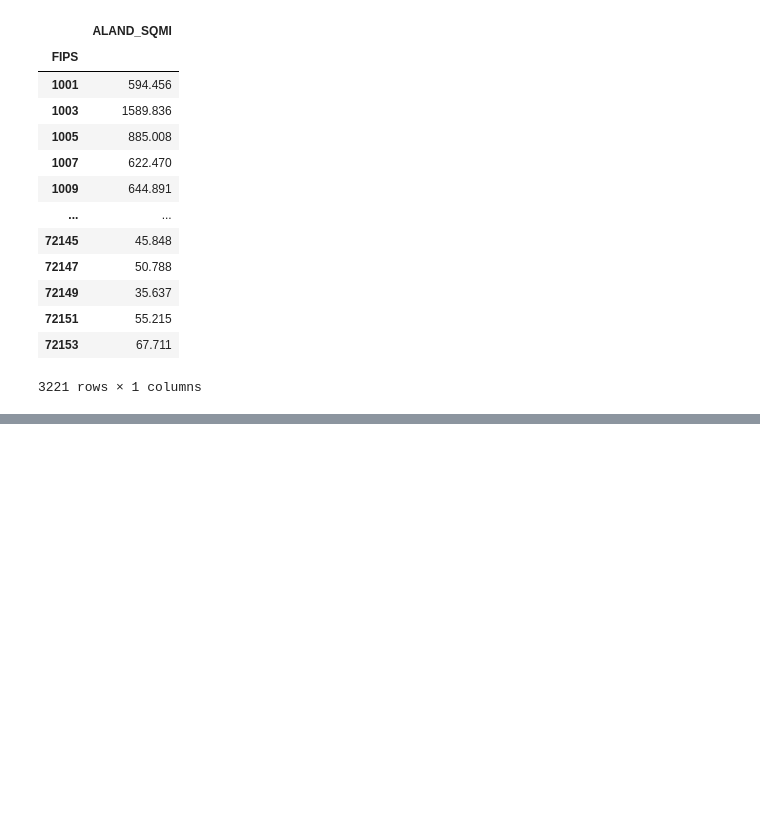
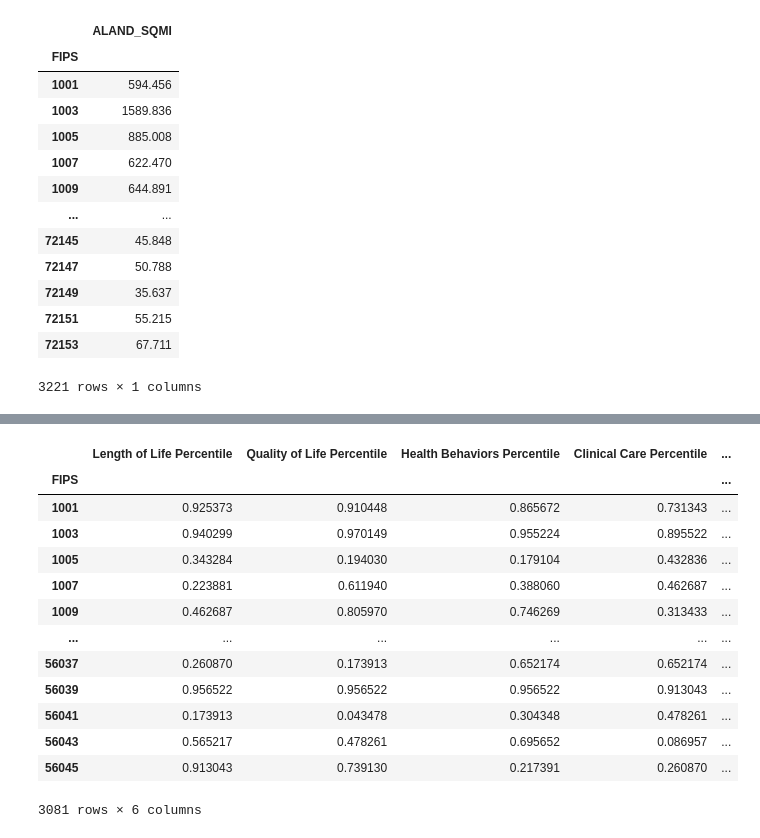
Before and after one commit to csdurfee/COVID_fatality_rates, a Jupyter notebook: exploration.ipynb, the cells around one changed output, grey strips where cells are left out. Drawn from its saved outputs; the diff is of its cells as text; code cells hidden in the pictures; blank space fills up the shorter version.

Commit message:
subfactors done, but not checked yet

```diff
--- a/exploration.ipynb
+++ b/exploration.ipynb
@@ -443,11 +456,11 @@ X_train, X_test, Y_train, Y_test = train_test_split(X, Y,
 
 #model = smf.ols(formula='DEATH_RATE ~ MEDIAN_FAMILY + HEALTH_FACTORS_RANK', data=X_train).fit()
 
-factors = ['HEALTH_FACTORS_RANK', 'UNVAX_PERCENT', 'DENSITY']
+factors = ['HEALTH_OUTCOMES_PERCENTILE', 'HEALTH_FACTORS_PERCENTILE', 'UNVAX_PERCENT', 'DENSITY']
 
 best = ['', 0]
 for f in factors:
-        f_str = f'DEATH_RATE ~ MEDIAN_FAMILY + HEALTH_OUTCOMES_RANK + {f}'
+        f_str = f'DEATH_RATE ~ MEDIAN_FAMILY + UNVAX_PERCENT + {f}'
         this_model = smf.ols(formula=f_str, data=X_train).fit()
         if this_model.rsquared > best[1]:
                 best = [f, this_model.rsquared]
@@ -481,0 +476,63 @@ Name: DEATH_RATE, dtype: float64
+# %%
+## OK, let's get the actual subfactors for counties
+
+
+
+headings = ['Length of Life', 'Quality of Life', 'Health Behaviors',
+            'Clinical Care', 'Social & Economic Factors', 'Physical Environment']
+
+change_dict = {}
+
+col_types  = {'# of Ranked Counties': float}
+
+for (count, h) in enumerate(headings):
+    if count == 0:
+        rank_name = "Rank"
+    else:
+        rank_name = f"Rank.{count}"
+
+    col_name_on = f'{h} Percentile'
+    change_dict[rank_name] =  col_name_on
+    col_types[col_name_on] = float
+
+
+
+
+subrankings = pd.read_excel(xls, "Outcomes & Factors SubRankings", header=1) \
+                .rename(columns=change_dict)
+
+
+subrankings = subrankings[subrankings['Length of Life Percentile'] != 'NR'] \
+                .astype(col_types) \
+                .dropna()
+
+## TODO: need to fix numeric types here
+
+cols = list(change_dict.values())
+
+for factor in cols:
+    subrankings[factor] = (subrankings['# of Ranked Counties'] - subrankings[factor]) / subrankings['# of Ranked Counties']
+
+
+cols_to_get = list(change_dict.values())
+cols_to_get.append("FIPS")
+
+# only take columns we need
+subrankings = subrankings.loc[:, cols_to_get].set_index("FIPS")
+
+subrankings
+# %% [output]
+|  | Length of Life Percentile | Quality of Life Percentile | Health Behaviors Percentile | Clinical Care Percentile | ... |
+| FIPS |  |  |  |  | ... |
+| 1001 | 0.925373 | 0.910448 | 0.865672 | 0.731343 | ... |
+| 1003 | 0.940299 | 0.970149 | 0.955224 | 0.895522 | ... |
+| 1005 | 0.343284 | 0.194030 | 0.179104 | 0.432836 | ... |
+| 1007 | 0.223881 | 0.611940 | 0.388060 | 0.462687 | ... |
+| 1009 | 0.462687 | 0.805970 | 0.746269 | 0.313433 | ... |
+| ... | ... | ... | ... | ... | ... |
+| 56037 | 0.260870 | 0.173913 | 0.652174 | 0.652174 | ... |
+| 56039 | 0.956522 | 0.956522 | 0.956522 | 0.913043 | ... |
+| 56041 | 0.173913 | 0.043478 | 0.304348 | 0.478261 | ... |
+| 56043 | 0.565217 | 0.478261 | 0.695652 | 0.086957 | ... |
+| 56045 | 0.913043 | 0.739130 | 0.217391 | 0.260870 | ... |
+3081 rows × 6 columns
```
Also changed, not shown: parts of 10 cells of this notebook.
